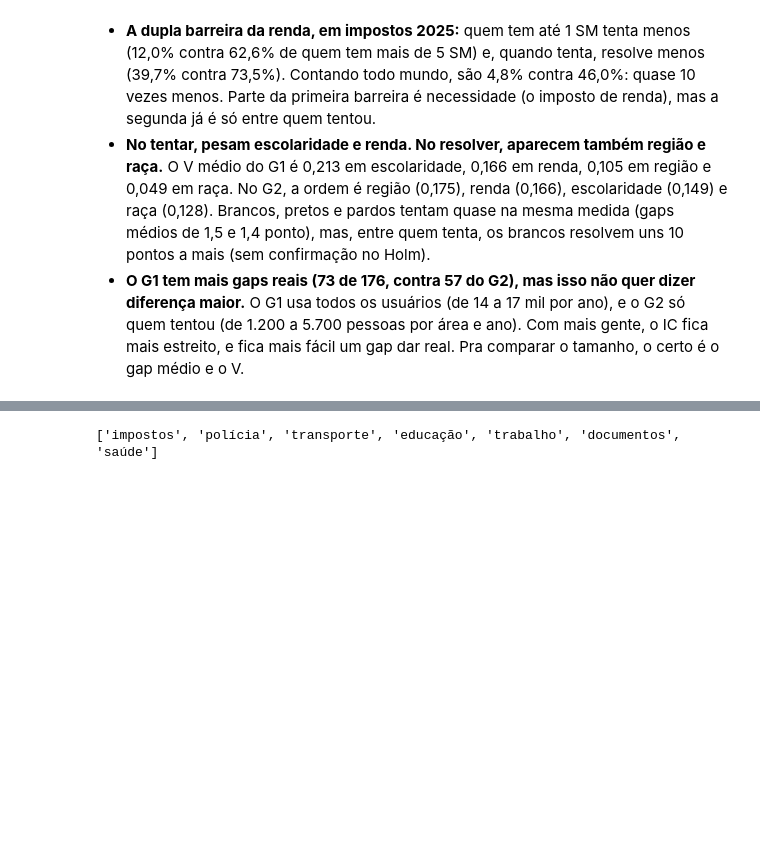
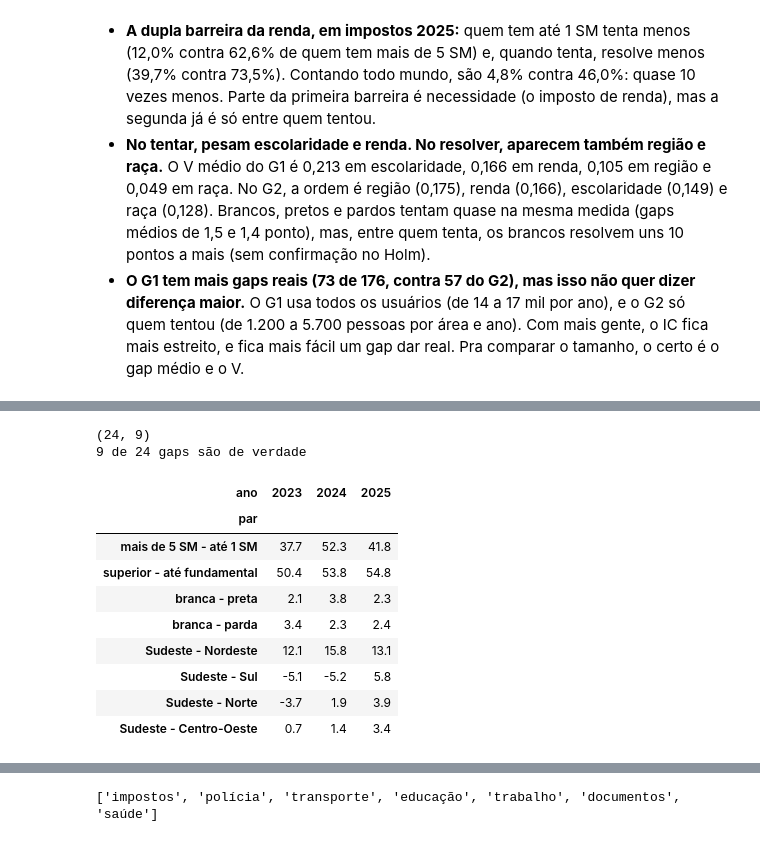
Before and after one commit to RdgsPedro/apartheid-digital, a Jupyter notebook: notebooks/03_testes.ipynb, the cells around one changed output, grey strips where cells are left out. Cells and saved outputs as stored; diff of their text form; code cells hidden in the pictures; blank space fills up the shorter version.

```diff
--- a/notebooks/03_testes.ipynb
+++ b/notebooks/03_testes.ipynb
@@ -1084,0 +1161,30 @@ O que dá pra ver:
+# %%
+# Os gaps de finanças: o loop dos gaps do G1, sem o loop das áreas
+linhas = []
+for ano in [2023, 2024, 2025]:
+    d = base[base['ano'] == ano]
+    for coluna_grupo, codigo_a, codigo_b, nome_par in pares:
+        linha = gap_com_ic(d, 'fez_financas', ano, coluna_grupo, codigo_a, codigo_b)
+        linha.update({'ano': ano, 'area': 'finanças', 'dimensao': coluna_grupo, 'par': nome_par})
+        linhas.append(linha)
+
+gaps_financas = pd.DataFrame(linhas)
+gaps_financas = gaps_financas[['ano', 'area', 'dimensao', 'par', 'gap', 'ep', 'ic_inf', 'ic_sup', 'diferenca_real']]
+print(gaps_financas.shape)                                             # 3 anos x 8 pares = 24 linhas
+print(gaps_financas['diferenca_real'].sum(), 'de', len(gaps_financas), 'gaps são de verdade\n')
+
+# O gap de cada par nos 3 anos
+gaps_financas.pivot(index='par', columns='ano', values='gap').loc[nomes_pares]
+# %% [output]
+(24, 9)
+9 de 24 gaps são de verdade
+| ano | 2023 | 2024 | 2025 |
+| par |  |  |  |
+| mais de 5 SM - até 1 SM | 37.7 | 52.3 | 41.8 |
+| superior - até fundamental | 50.4 | 53.8 | 54.8 |
+| branca - preta | 2.1 | 3.8 | 2.3 |
+| branca - parda | 3.4 | 2.3 | 2.4 |
+| Sudeste - Nordeste | 12.1 | 15.8 | 13.1 |
+| Sudeste - Sul | -5.1 | -5.2 | 5.8 |
+| Sudeste - Norte | -3.7 | 1.9 | 3.9 |
+| Sudeste - Centro-Oeste | 0.7 | 1.4 | 3.4 |
```
Also changed, not shown: parts of 18 cells of this notebook, 5 other files.
